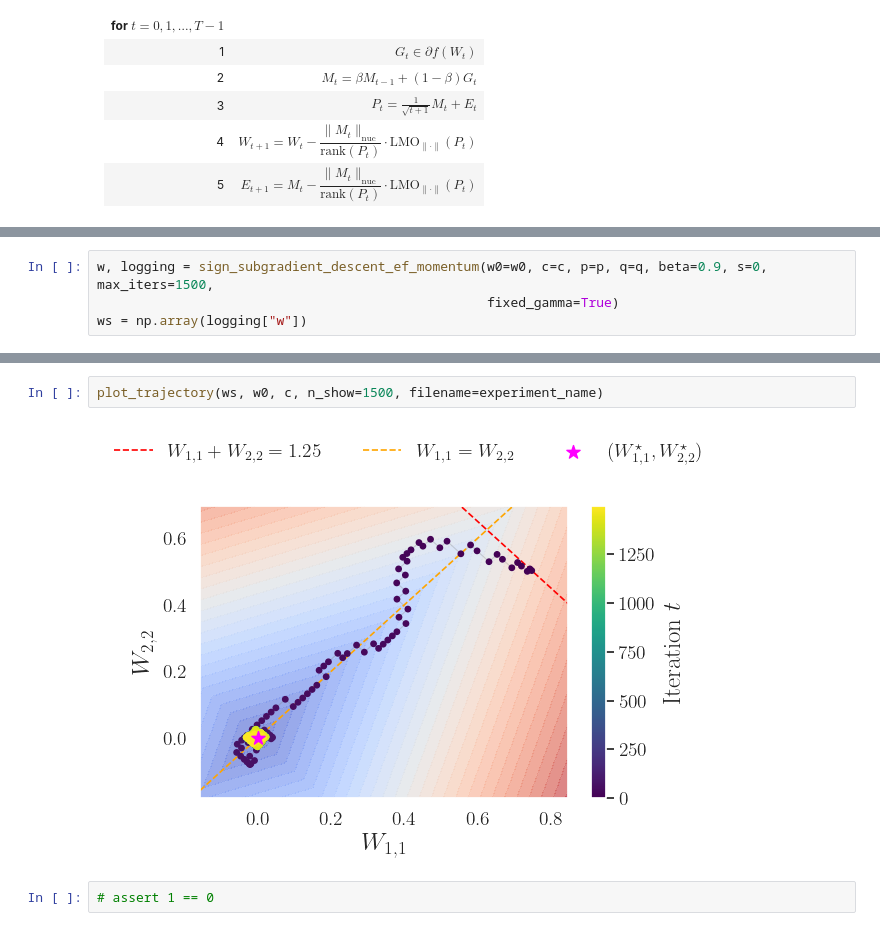
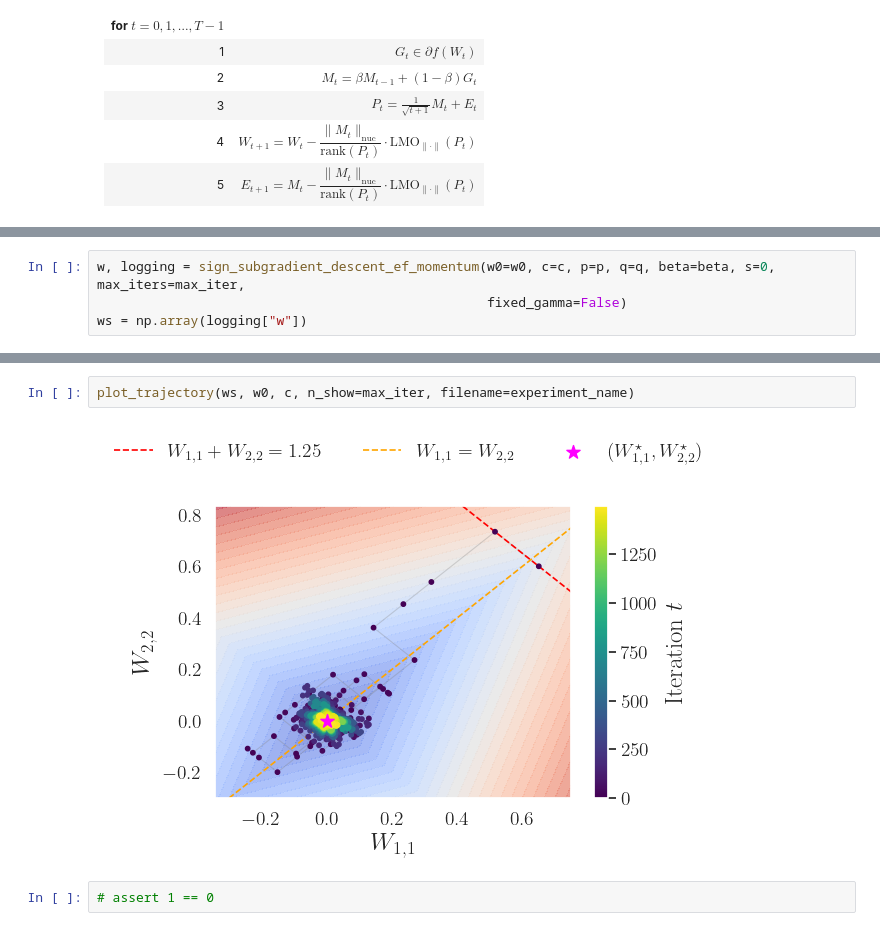
Before and after one commit to parshakova/nonsmooth_lipschitz, a Jupyter notebook: counterexample.ipynb, the cells around one changed output, grey strips where cells are left out. Drawn from its saved outputs; the diff is of its cells as text.

```diff
--- a/counterexample.ipynb
+++ b/counterexample.ipynb
@@ -137,6 +140,6 @@ beta = 0.9
 # %%
-w, logging = sign_subgradient_descent_ef_momentum(w0=w0, c=c, p=p, q=q, beta=0.9, s=0, max_iters=1500,
-                                                  fixed_gamma=True)
+w, logging = sign_subgradient_descent_ef_momentum(w0=w0, c=c, p=p, q=q, beta=beta, s=0, max_iters=max_iter,
+                                                  fixed_gamma=False)
 ws = np.array(logging["w"])
 # %%
 experiment_name = "countex_sign_subgrad_ef_m_gamma"
@@ -147,7 +150,7 @@ plot_loss_and_w_sum(ws, logging, filename=f"{experiment_name}_loss_and_w_sum",
 # %%
-plot_trajectory(ws, w0, c, n_show=1500, filename=experiment_name)
+plot_trajectory(ws, w0, c, n_show=max_iter, filename=experiment_name)
 # %% [output]
-[figure, old version]
+[figure, new version]
 # %%
 # assert 1 == 0
 # %% [markdown]
```
Also changed, not shown: parts of 16 cells of this notebook, 2 other files.
